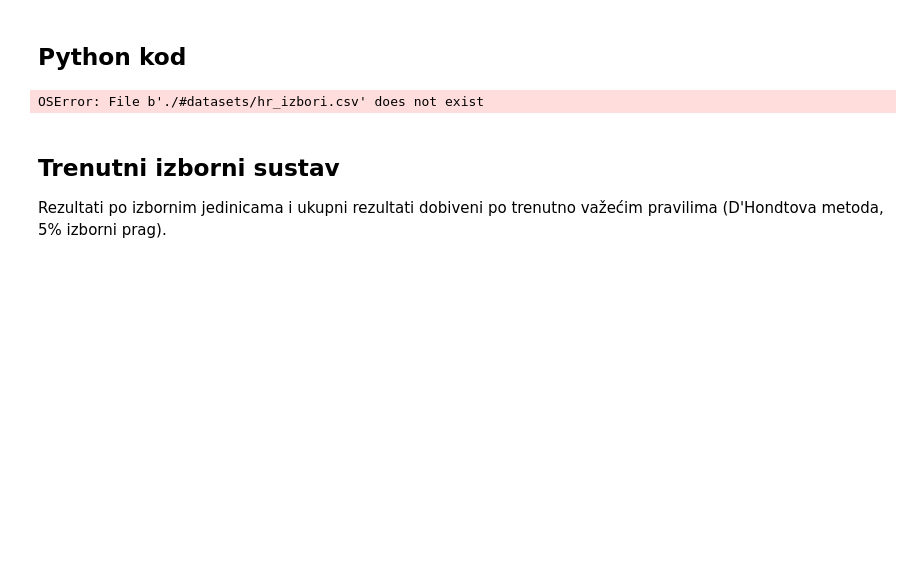
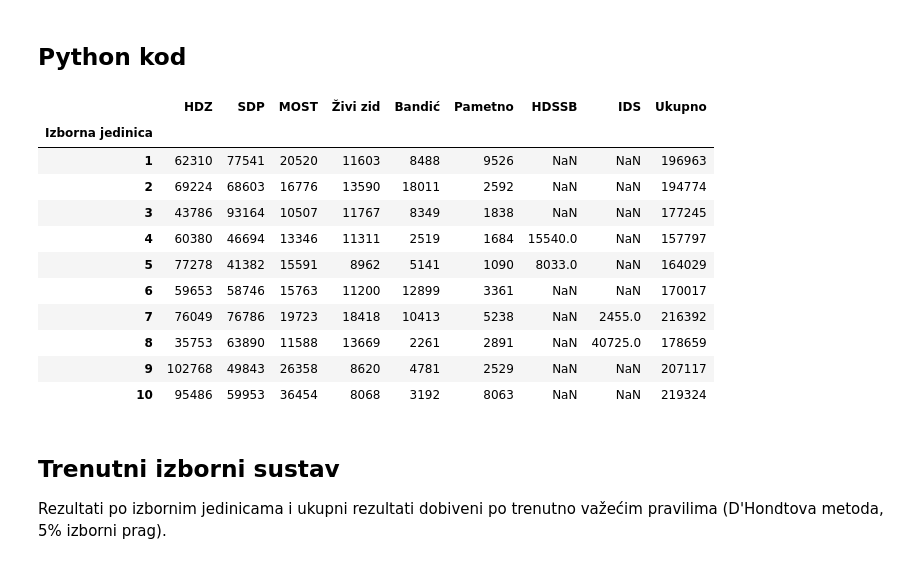
Before and after one commit to narimiran/data-notebooks, a Jupyter notebook: hr-izbori-2016.ipynb, the cells around one changed output. Drawn from its saved outputs; the diff is of its cells as text; code cells hidden in the pictures; blank space fills up the shorter version.

```diff
--- a/hr-izbori-2016.ipynb
+++ b/hr-izbori-2016.ipynb
@@ -54,10 +54,21 @@ plt.rcParams['xtick.labelsize'] = 10
 plt.rcParams['ytick.labelsize'] = 10
 plt.rcParams['legend.fontsize'] = 10
 # %%
-df = pd.read_csv('./#datasets/hr_izbori.csv', index_col='Izborna jedinica')
+df = pd.read_csv('./datasets/hr_izbori.csv', index_col='Izborna jedinica')
 df
 # %% [output]
-OSError: File b'./#datasets/hr_izbori.csv' does not exist
+|  | HDZ | SDP | MOST | Živi zid | Bandić | Pametno | HDSSB | IDS | Ukupno |
+| Izborna jedinica |  |  |  |  |  |  |  |  |  |
+| 1 | 62310 | 77541 | 20520 | 11603 | 8488 | 9526 | NaN | NaN | 196963 |
+| 2 | 69224 | 68603 | 16776 | 13590 | 18011 | 2592 | NaN | NaN | 194774 |
+| 3 | 43786 | 93164 | 10507 | 11767 | 8349 | 1838 | NaN | NaN | 177245 |
+| 4 | 60380 | 46694 | 13346 | 11311 | 2519 | 1684 | 15540.0 | NaN | 157797 |
+| 5 | 77278 | 41382 | 15591 | 8962 | 5141 | 1090 | 8033.0 | NaN | 164029 |
+| 6 | 59653 | 58746 | 15763 | 11200 | 12899 | 3361 | NaN | NaN | 170017 |
+| 7 | 76049 | 76786 | 19723 | 18418 | 10413 | 5238 | NaN | 2455.0 | 216392 |
+| 8 | 35753 | 63890 | 11588 | 13669 | 2261 | 2891 | NaN | 40725.0 | 178659 |
+| 9 | 102768 | 49843 | 26358 | 8620 | 4781 | 2529 | NaN | NaN | 207117 |
+| 10 | 95486 | 59953 | 36454 | 8068 | 3192 | 8063 | NaN | NaN | 219324 |
 # %%
 def izracunaj_zastupnike(data=df, izborni_prag=0.05, coeff=1,
                          zastupnika_po_jedinici=14):
```
Also changed, not shown: parts of 17 cells of this notebook, 4 other files.
